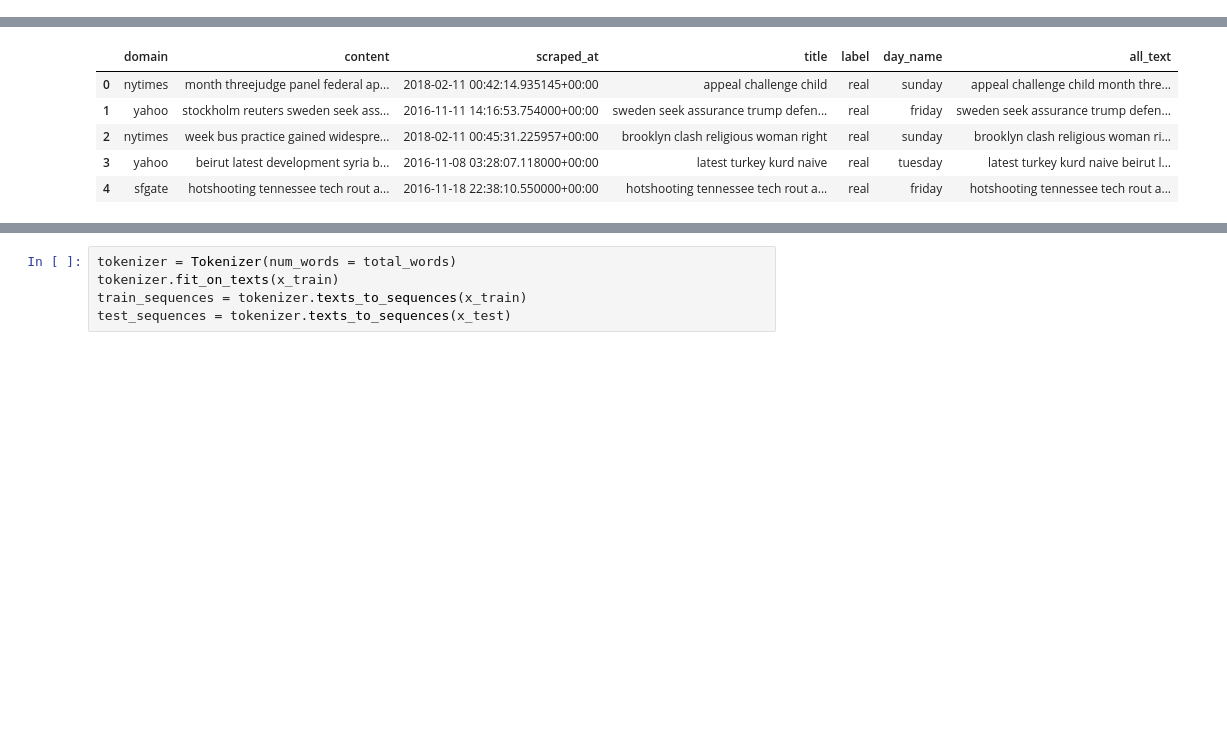
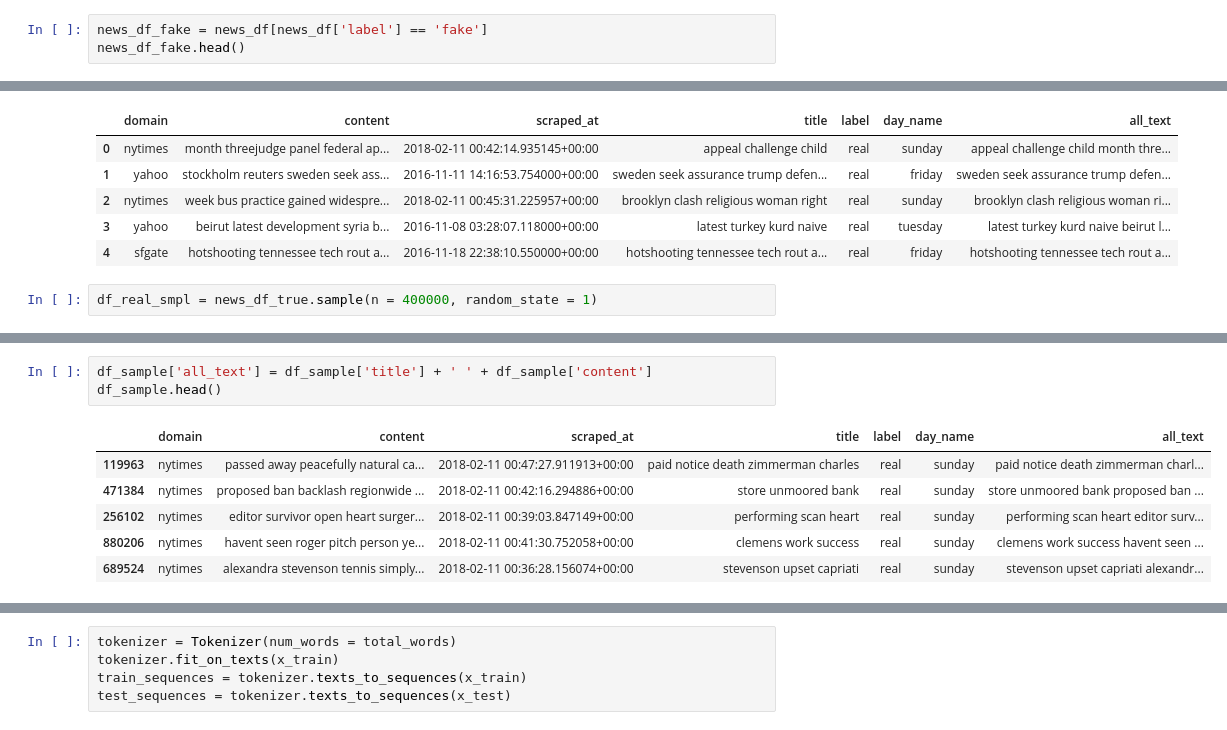
Before and after one commit to georgetown-analytics/From-Russia-With-Love-fake-news-, a Jupyter notebook: Notebooks/Models/FRL_ML.ipynb, the cells around one changed output, grey strips where cells are left out. Saved outputs shown, nothing was run; the diff lists cells and outputs as text; blank space fills up the shorter version.

```diff
--- a/Notebooks/Models/FRL_ML.ipynb
+++ b/Notebooks/Models/FRL_ML.ipynb
@@ -87,0 +108,3 @@ sns.countplot(x='label', data=news_df)
+# %%
+news_df_fake = news_df[news_df['label'] == 'fake']
+news_df_fake.head()
@@ -95,3 +134,5 @@ news_df.head()
 | 2 | nytimes | week bus practice gained widespre... | 2018-02-11 00:45:31.225957+00:00 | brooklyn clash religious woman right | real | sunday | brooklyn clash religious woman ri... |
 | 3 | yahoo | beirut latest development syria b... | 2016-11-08 03:28:07.118000+00:00 | latest turkey kurd naive | real | tuesday | latest turkey kurd naive beirut l... |
 | 4 | sfgate | hotshooting tennessee tech rout a... | 2016-11-18 22:38:10.550000+00:00 | hotshooting tennessee tech rout a... | real | friday | hotshooting tennessee tech rout a... |
+# %%
+df_real_smpl = news_df_true.sample(n = 400000, random_state = 1)
@@ -98 +160,11 @@ news_df.head()
+# %%
+df_sample['all_text'] = df_sample['title'] + ' ' + df_sample['content']
+df_sample.head()
+# %% [output]
+|  | domain | content | scraped_at | title | label | day_name | all_text |
+| 119963 | nytimes | passed away peacefully natural ca... | 2018-02-11 00:47:27.911913+00:00 | paid notice death zimmerman charles | real | sunday | paid notice death zimmerman charl... |
+| 471384 | nytimes | proposed ban backlash regionwide ... | 2018-02-11 00:42:16.294886+00:00 | store unmoored bank | real | sunday | store unmoored bank proposed ban ... |
+| 256102 | nytimes | editor survivor open heart surger... | 2018-02-11 00:39:03.847149+00:00 | performing scan heart | real | sunday | performing scan heart editor surv... |
+| 880206 | nytimes | havent seen roger pitch person ye... | 2018-02-11 00:41:30.752058+00:00 | clemens work success | real | sunday | clemens work success havent seen ... |
+| 689524 | nytimes | alexandra stevenson tennis simply... | 2018-02-11 00:36:28.156074+00:00 | stevenson upset capriati | real | sunday | stevenson upset capriati alexandr... |
 # %%
```
Also changed, not shown: parts of 29 cells of this notebook.
